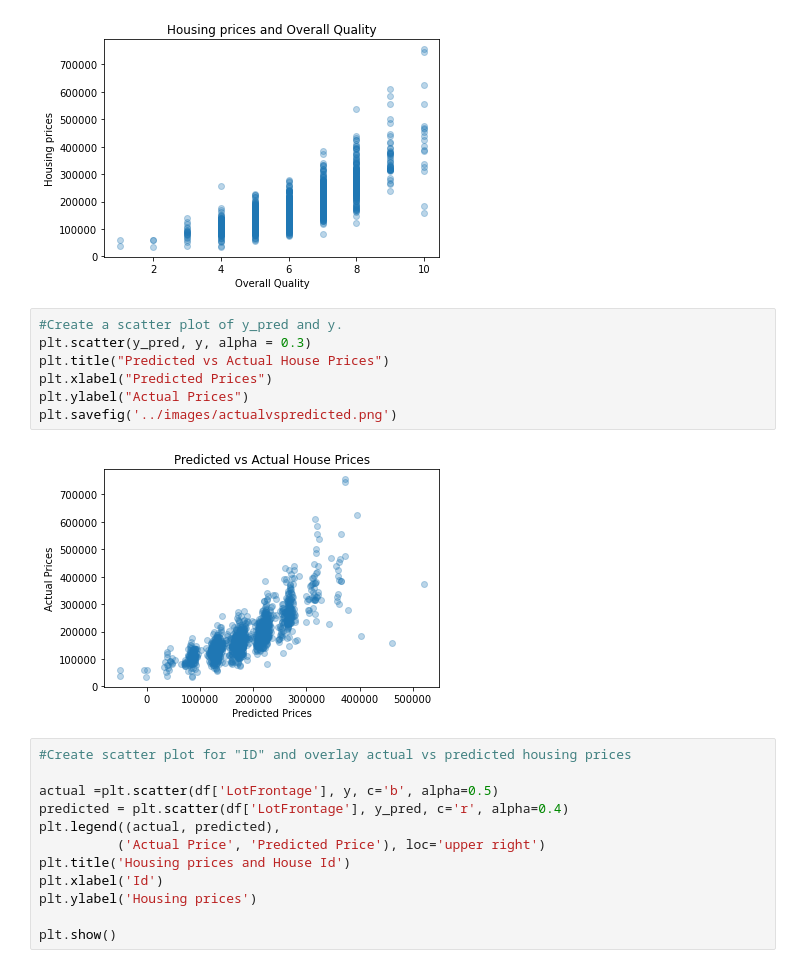
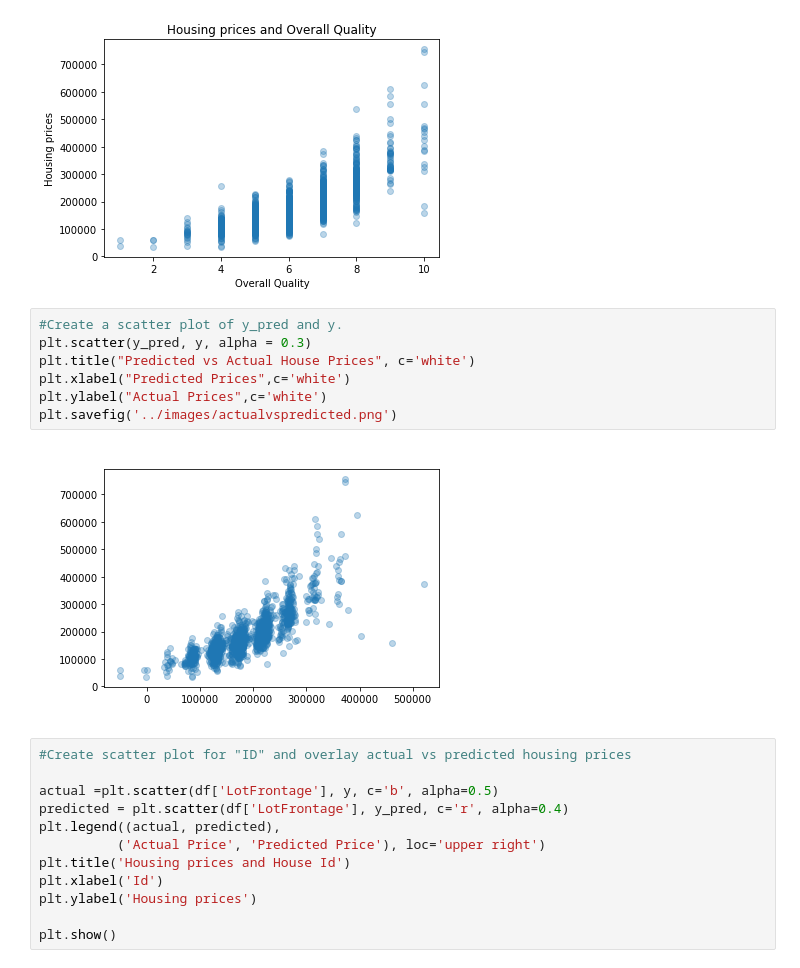
Before and after one commit to tiffanykho/Springboard, a Jupyter notebook: CapstoneTwo/notebooks/data_exploration.ipynb, the cells around one changed output. Drawn from its saved outputs; the diff is of its cells as text.

```diff
--- a/CapstoneTwo/notebooks/data_exploration.ipynb
+++ b/CapstoneTwo/notebooks/data_exploration.ipynb
@@ -193,12 +193,12 @@ Text(0, 0.5, 'Housing prices')
 # %%
 #Create a scatter plot of y_pred and y.
 plt.scatter(y_pred, y, alpha = 0.3)
-plt.title("Predicted vs Actual House Prices")
-plt.xlabel("Predicted Prices")
-plt.ylabel("Actual Prices")
+plt.title("Predicted vs Actual House Prices", c='white')
+plt.xlabel("Predicted Prices",c='white')
+plt.ylabel("Actual Prices",c='white')
 plt.savefig('../images/actualvspredicted.png')
 # %% [output]
-[figure, old version]
+[figure, new version]
 # %%
 #Create scatter plot for "ID" and overlay actual vs predicted housing prices
 
```
Also changed, not shown: 1 other file.
